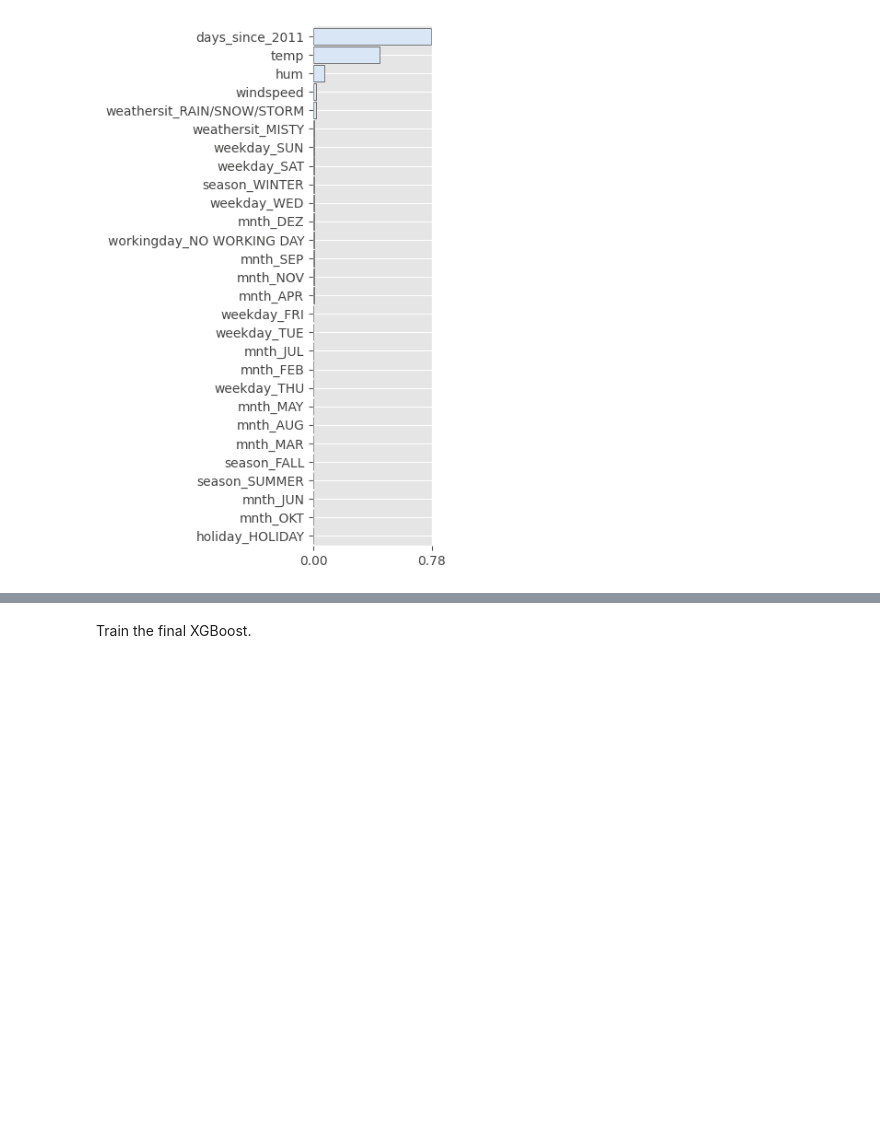
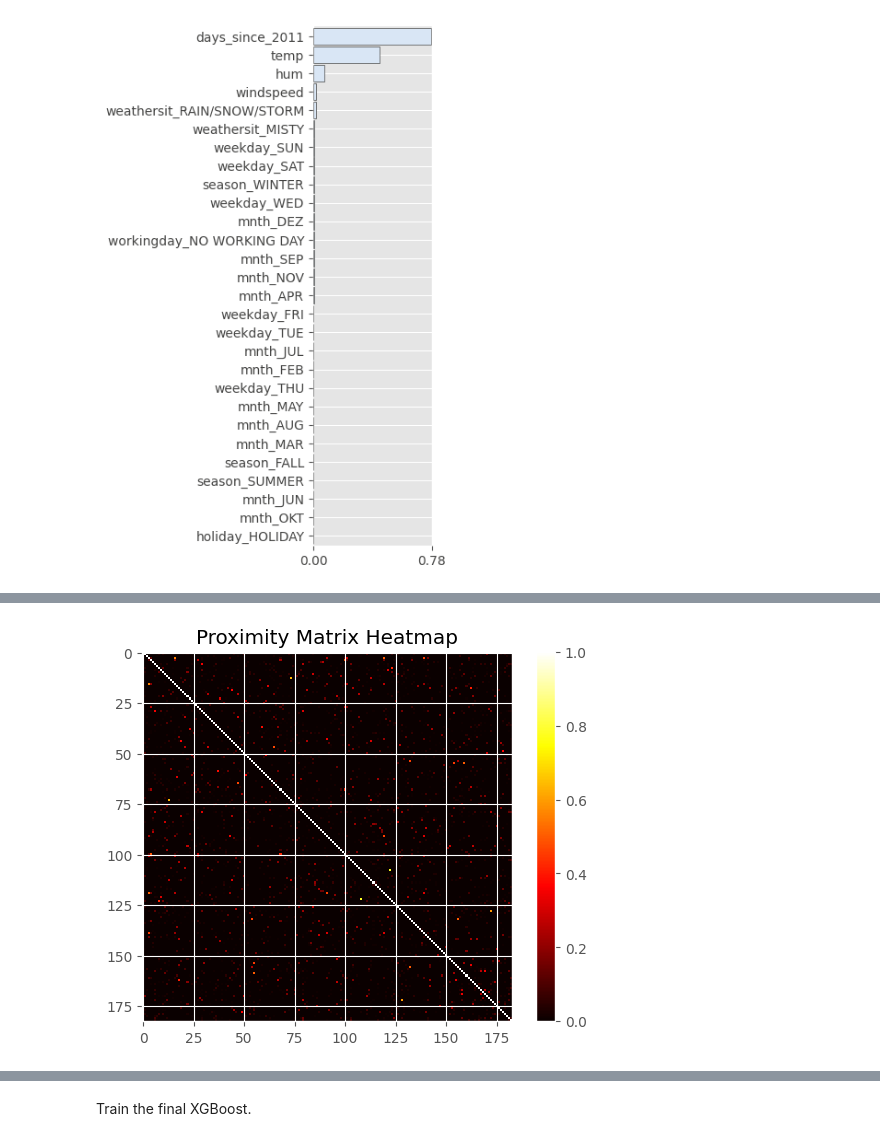
Before and after one commit to dereksgithub/casa0006learning, a Jupyter notebook: wk3_tree.ipynb, the cells around one changed output, grey strips where cells are left out. Saved outputs shown, nothing was run; the diff lists cells and outputs as text; code cells hidden in the pictures; blank space fills up the shorter version.

```diff
--- a/wk3_tree.ipynb
+++ b/wk3_tree.ipynb
@@ -492,0 +527,10 @@ holiday_HOLIDAY                                             -0.0010
+# %%
+import matplotlib.pyplot as plt
+
+# Assuming proximity_matrix is your proximity matrix
+plt.imshow(proximity_matrix, cmap='hot', interpolation='nearest')
+plt.colorbar()
+plt.title('Proximity Matrix Heatmap')
+plt.show()
+# %% [output]
+[figure, added]
```
Also changed, not shown: parts of 19 cells of this notebook, 2 other files.
